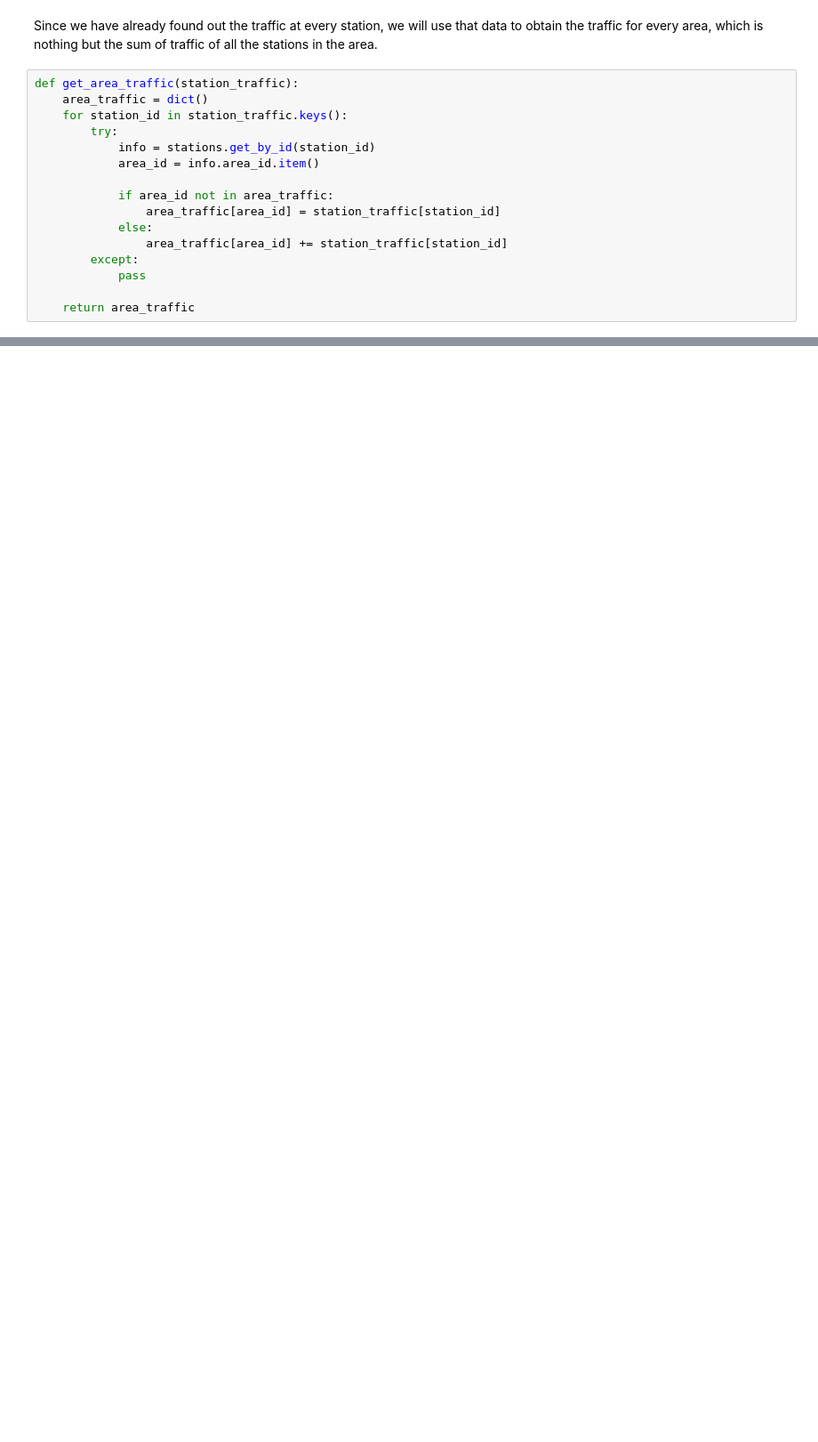
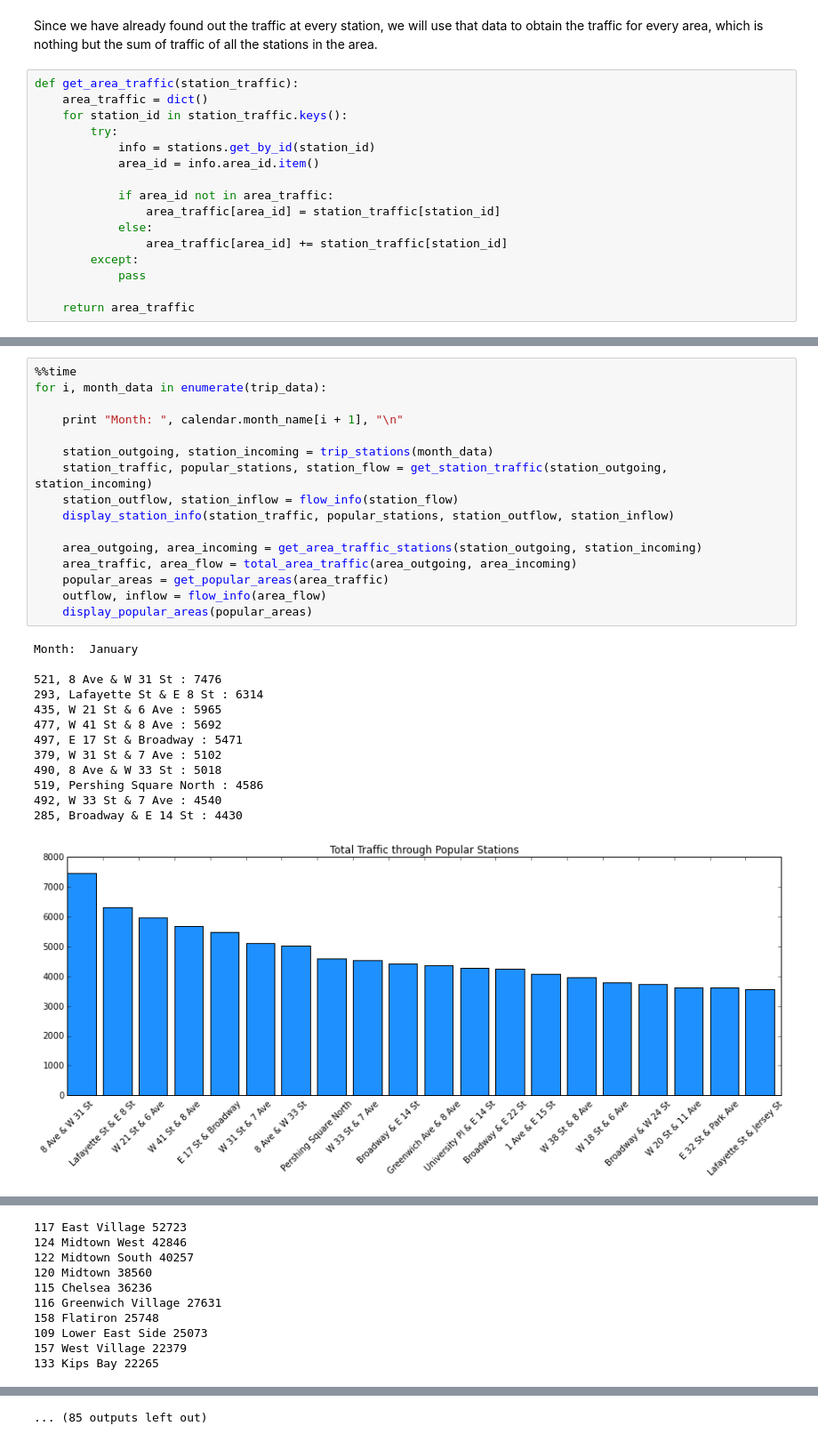
Before and after one commit to Sapphirine/citibike-analysis, a Jupyter notebook: src/rides.ipynb, the cells around one changed output, grey strips where cells are left out. Shown at 89% size. Drawn from its saved outputs; the diff is of its cells as text; blank space fills up the shorter version.

```diff
--- a/src/rides.ipynb
+++ b/src/rides.ipynb
@@ -243,0 +315,30 @@ plt.show()
+# %%
+%%time
+for i, month_data in enumerate(trip_data):
+
+    print "Month: ", calendar.month_name[i + 1], "\n"
+
+    station_outgoing, station_incoming = trip_stations(month_data)
+    station_traffic, popular_stations, station_flow = get_station_traffic(station_outgoing, station_incoming)
+    station_outflow, station_inflow = flow_info(station_flow)
+    display_station_info(station_traffic, popular_stations, station_outflow, station_inflow)
+
+    area_outgoing, area_incoming = get_area_traffic_stations(station_outgoing, station_incoming)
+    area_traffic, area_flow = total_area_traffic(area_outgoing, area_incoming)
+    popular_areas = get_popular_areas(area_traffic)
+    outflow, inflow = flow_info(area_flow)
+    display_popular_areas(popular_areas)
+# %% [output]
+Month:  January
+
+521, 8 Ave & W 31 St : 7476
+293, Lafayette St & E 8 St : 6314
+435, W 21 St & 6 Ave : 5965
+477, W 41 St & 8 Ave : 5692
+497, E 17 St & Broadway : 5471
+379, W 31 St & 7 Ave : 5102
+490, 8 Ave & W 33 St : 5018
+519, Pershing Square North : 4586
+492, W 33 St & 7 Ave : 4540
+285, Broadway & E 14 St : 4430
+[figure, added]
@@ -243,0 +347,10 @@ plt.show()
+117 East Village 52723
+124 Midtown West 42846
+122 Midtown South 40257
+120 Midtown 38560
+115 Chelsea 36236
+116 Greenwich Village 27631
+158 Flatiron 25748
+109 Lower East Side 25073
+157 West Village 22379
+133 Kips Bay 22265
@@ -243,0 +375 @@ plt.show()
+... (85 outputs left out)
```
Also changed, not shown: parts of 41 cells of this notebook, 1 other file.
